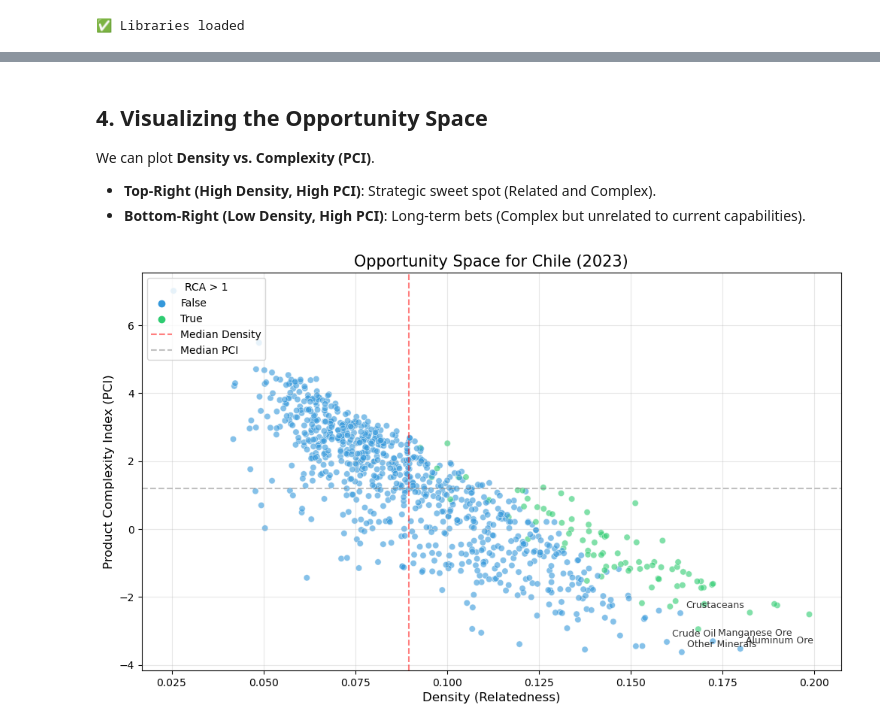
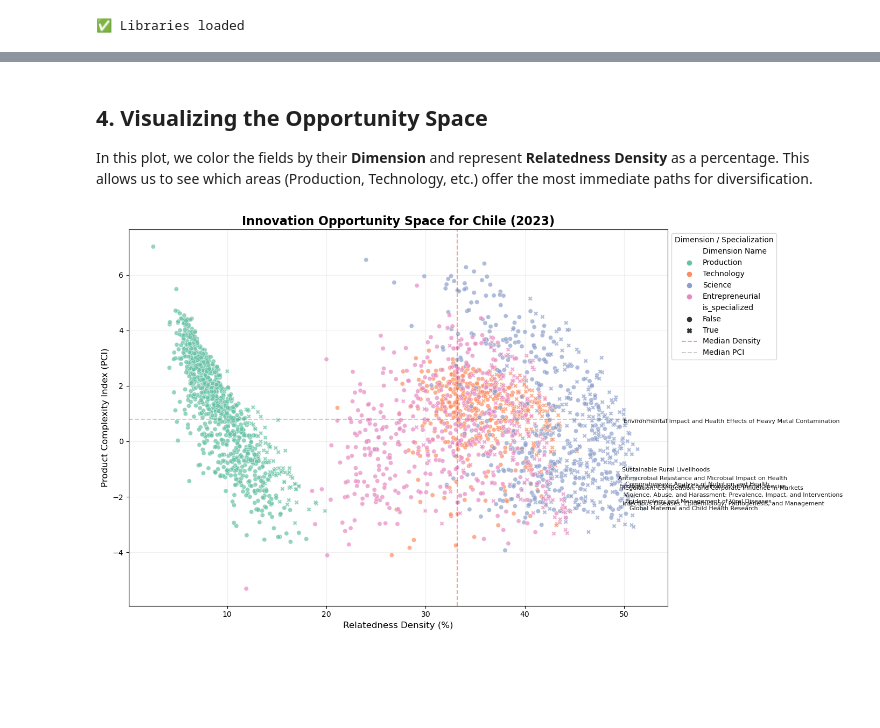
Before and after one commit to cnavarreteliz/wipo, a Jupyter notebook: analysis_relatedness.ipynb, the cells around one changed output, grey strips where cells are left out. Drawn from its saved outputs; the diff is of its cells as text; code cells hidden in the pictures; blank space fills up the shorter version.

Commit message:
feat: Update relatedness density notebook to analyze all innovation dimensions by calculating complexity per dimension and refine terminology.

```diff
--- a/analysis_relatedness.ipynb
+++ b/analysis_relatedness.ipynb
@@ -29,7 +29,7 @@ units = pd.read_parquet('data/units.parquet')
 # Load output data
 outputs = pd.read_parquet('data/outputs.parquet')
 
-# Filter for Production dimension in 2023
-data_2023 = outputs[(outputs['Period'] == 2023) & (outputs['Dimension'] == 'P')].copy()
-print(f"Selected {len(data_2023):,} rows for Production in 2023")
+# Filter for all dimensions in 2023
+data_2023 = outputs[(outputs['Period'] == 2023)].copy()
+print(f"Loaded {len(data_2023):,} rows for 2023 across {data_2023['Dimension'].nunique()} dimensions")
 # %% [output]
@@ -66,12 +78,14 @@ Let's focus on **Chile (CL)** as an example to see which innovation fields are m
 # %%
 iso = 'CL'
-country_name = "Chile"
-
 chile_data = complexity_results[complexity_results['Unit'] == iso].copy()
 
-# Filter for fields where Chile does NOT yet have a Comparative Advantage (RCA < 1)
+# Convert density to percentage for better readability
+chile_data['relatedness_density_pct'] = chile_data['density'] * 100
+chile_data['is_specialized'] = chile_data['rca'] > 1
+
+# Filter for opportunities (RCA < 1)
 opps = chile_data[chile_data['rca'] < 1].sort_values('density', ascending=False)
 
-print(f"Top 10 Strategic Opportunities for {country_name} (Highest Density, RCA < 1):")
-opps[['Field Name', 'density', 'pci', 'rca']].head(10)
+print(f"Top 10 Strategic Opportunities for Chile (by Relatedness Density):")
+opps[['Field Name', 'Dimension Name', 'relatedness_density_pct', 'pci']].head(10)
 # %% [output]
@@ -90,30 +104,37 @@ Top 10 Strategic Opportunities for Chile (Highest Density, RCA < 1):
-# %% [markdown]
-## 4. Visualizing the Opportunity Space
-We can plot **Density vs. Complexity (PCI)**.
-- **Top-Right (High Density, High PCI)**: Strategic sweet spot (Related and Complex).
-- **Bottom-Right (Low Density, High PCI)**: Long-term bets (Complex but unrelated to current capabilities).
+# %% [markdown]
+## 4. Visualizing the Opportunity Space
+In this plot, we color the fields by their **Dimension** and represent **Relatedness Density** as a percentage. This allows us to see which areas (Production, Technology, etc.) offer the most immediate paths for diversification.
 # %%
-plt.figure(figsize=(12, 7))
+plt.figure(figsize=(14, 8))
 
-# All products for Chile
-chile_data['is_specialized'] = chile_data['rca'] > 1
-sns.scatterplot(data=chile_data, x='density', y='pci', hue='is_specialized', alpha=0.6, palette={True: '#2ecc71', False: '#3498db'})
+# Plotting the opportunity space colored by Dimension
+scatter = sns.scatterplot(
+    data=chile_data,
+    x='relatedness_density_pct',
+    y='pci',
+    hue='Dimension Name',
+    style='is_specialized',
+    markers={True: 'X', False: 'o'},
+    alpha=0.7,
+    palette='Set2'
+)
 
-plt.axvline(chile_data['density'].median(), color='red', linestyle='--', alpha=0.5, label='Median Density')
-plt.axhline(chile_data['pci'].median(), color='gray', linestyle='--', alpha=0.5, label='Median PCI')
+plt.axvline(chile_data['relatedness_density_pct'].median(), color='red', linestyle='--', alpha=0.4, label='Median Density')
+plt.axhline(chile_data['pci'].median(), color='gray', linestyle='--', alpha=0.4, label='Median PCI')
 
-plt.title(f'Opportunity Space for {country_name} (2023)', fontsize=15)
-plt.xlabel('Density (Relatedness)', fontsize=12)
+plt.title('Innovation Opportunity Space for Chile (2023)', fontsize=16, fontweight='bold')
+plt.xlabel('Relatedness Density (%)', fontsize=12)
 plt.ylabel('Product Complexity Index (PCI)', fontsize=12)
-plt.legend(title='RCA > 1', loc='upper left')
 
-# Label top 5 opportunities
-top_5 = opps.head(5)
-for i, row in top_5.iterrows():
-    plt.annotate(row['Field Name'], (row['density'], row['pci']),
-                 xytext=(5, 5), textcoords='offset points', fontsize=9, alpha=0.8)
+plt.legend(title='Dimension / Specialization', loc='upper left', bbox_to_anchor=(1, 1))
 
-plt.grid(True, alpha=0.3)
+# Annotate top opportunities across dimensions
+for i, row in opps.head(10).iterrows():
+    plt.annotate(row['Field Name'], (row['relatedness_density_pct'], row['pci']),
+                 xytext=(5, 5), textcoords='offset points', fontsize=8, alpha=0.9)
+
+plt.grid(True, alpha=0.2)
+plt.tight_layout()
 plt.show()
 # %% [output]
-[figure, old version]
+[figure, new version]
```
Also changed, not shown: parts of 13 cells of this notebook.
